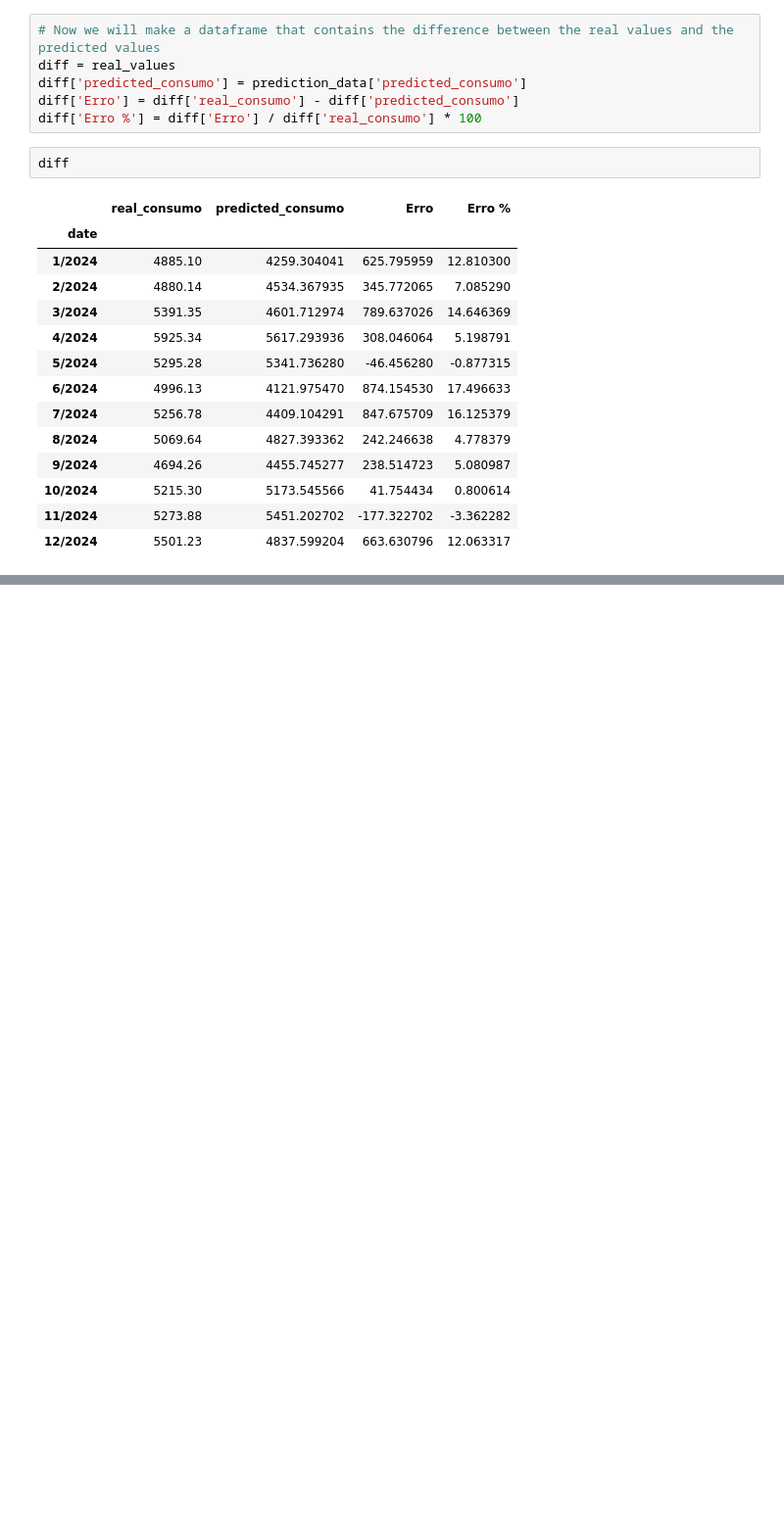
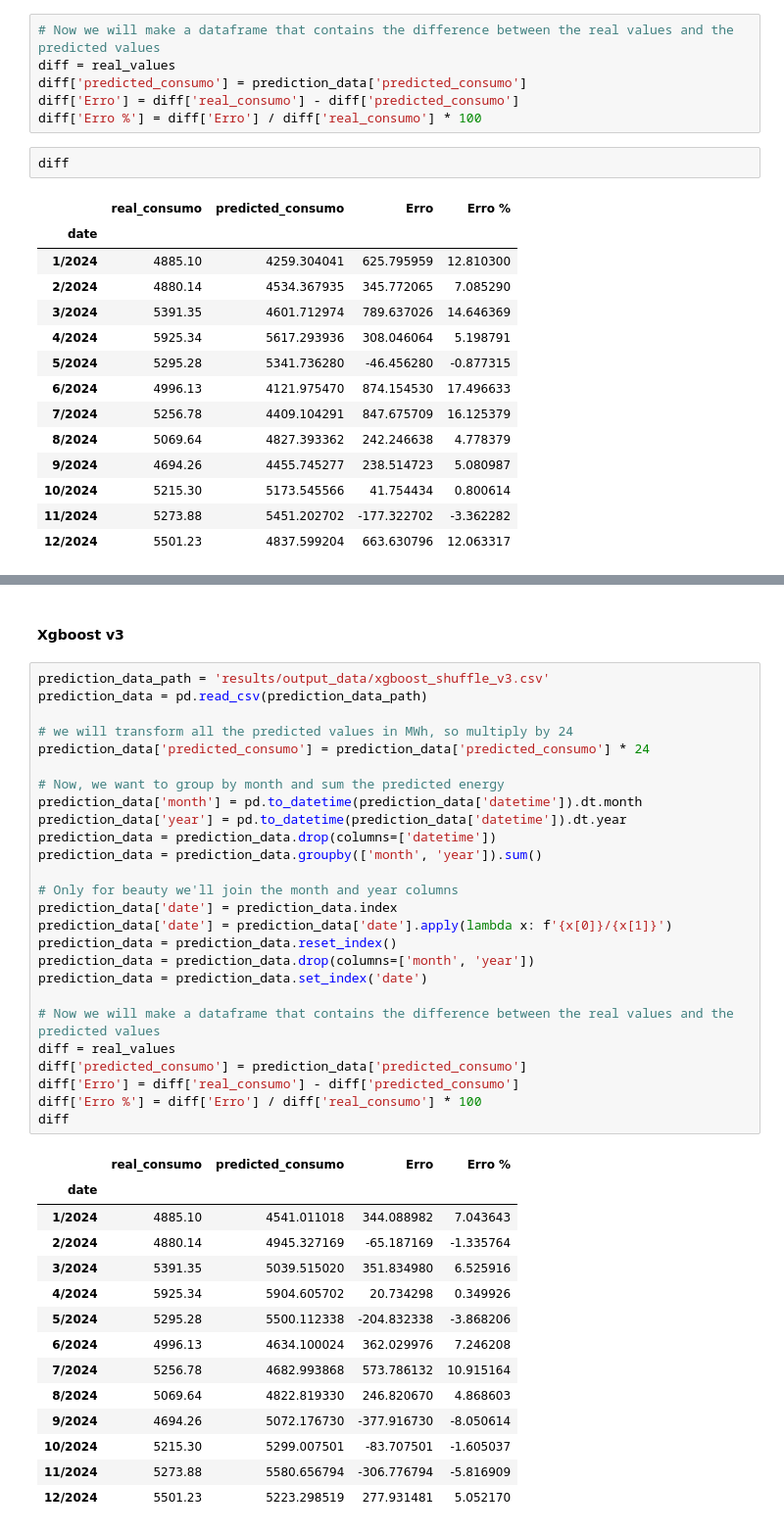
Before and after one commit to V-kr0pt/vivix_energy_consumption, a Jupyter notebook: prediction_analysis.ipynb, the cells around one changed output, grey strips where cells are left out. Shown at 98% size. Drawn from its saved outputs; the diff is of its cells as text; blank space fills up the shorter version.

```diff
--- a/prediction_analysis.ipynb
+++ b/prediction_analysis.ipynb
@@ -90,0 +278,43 @@ diff
+# %% [markdown]
+#### Xgboost v3
+# %%
+prediction_data_path = 'results/output_data/xgboost_shuffle_v3.csv'
+prediction_data = pd.read_csv(prediction_data_path)
+
+# we will transform all the predicted values in MWh, so multiply by 24
+prediction_data['predicted_consumo'] = prediction_data['predicted_consumo'] * 24
+
+# Now, we want to group by month and sum the predicted energy
+prediction_data['month'] = pd.to_datetime(prediction_data['datetime']).dt.month
+prediction_data['year'] = pd.to_datetime(prediction_data['datetime']).dt.year
+prediction_data = prediction_data.drop(columns=['datetime'])
+prediction_data = prediction_data.groupby(['month', 'year']).sum()
+
+# Only for beauty we'll join the month and year columns
+prediction_data['date'] = prediction_data.index
+prediction_data['date'] = prediction_data['date'].apply(lambda x: f'{x[0]}/{x[1]}')
+prediction_data = prediction_data.reset_index()
+prediction_data = prediction_data.drop(columns=['month', 'year'])
+prediction_data = prediction_data.set_index('date')
+
+# Now we will make a dataframe that contains the difference between the real values and the predicted values
+diff = real_values
+diff['predicted_consumo'] = prediction_data['predicted_consumo']
+diff['Erro'] = diff['real_consumo'] - diff['predicted_consumo']
+diff['Erro %'] = diff['Erro'] / diff['real_consumo'] * 100
+diff
+# %% [output]
+|  | real_consumo | predicted_consumo | Erro | Erro % |
+| date |  |  |  |  |
+| 1/2024 | 4885.10 | 4541.011018 | 344.088982 | 7.043643 |
+| 2/2024 | 4880.14 | 4945.327169 | -65.187169 | -1.335764 |
+| 3/2024 | 5391.35 | 5039.515020 | 351.834980 | 6.525916 |
+| 4/2024 | 5925.34 | 5904.605702 | 20.734298 | 0.349926 |
+| 5/2024 | 5295.28 | 5500.112338 | -204.832338 | -3.868206 |
+| 6/2024 | 4996.13 | 4634.100024 | 362.029976 | 7.246208 |
+| 7/2024 | 5256.78 | 4682.993868 | 573.786132 | 10.915164 |
+| 8/2024 | 5069.64 | 4822.819330 | 246.820670 | 4.868603 |
+| 9/2024 | 4694.26 | 5072.176730 | -377.916730 | -8.050614 |
+| 10/2024 | 5215.30 | 5299.007501 | -83.707501 | -1.605037 |
+| 11/2024 | 5273.88 | 5580.656794 | -306.776794 | -5.816909 |
+| 12/2024 | 5501.23 | 5223.298519 | 277.931481 | 5.052170 |
```
Also changed, not shown: parts of 38 cells of this notebook, 51 other files.
